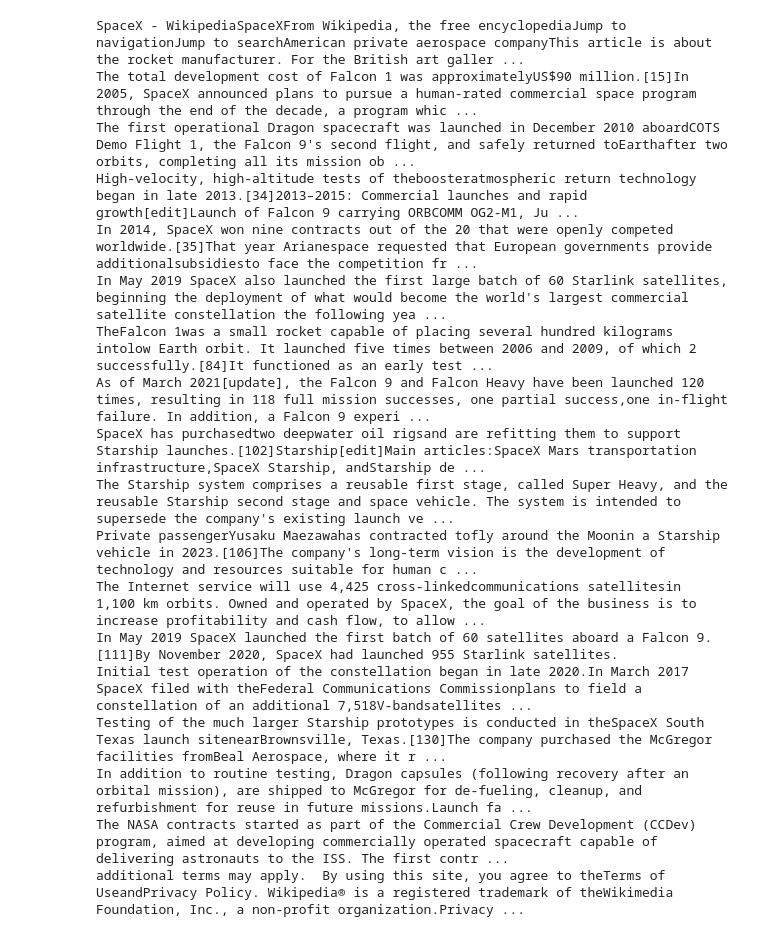
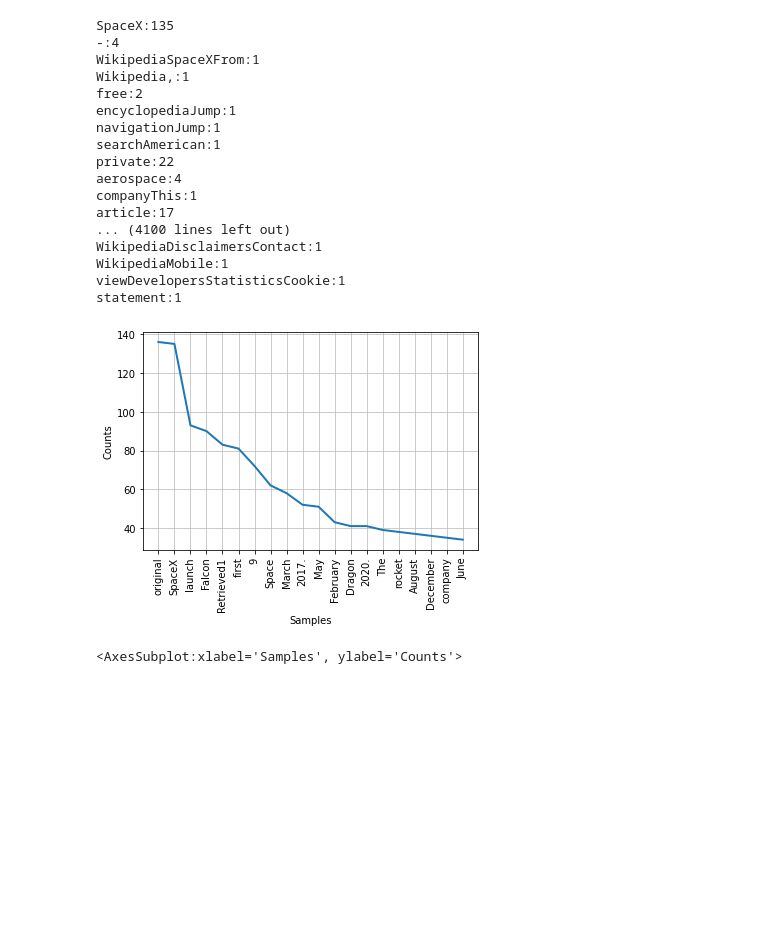
Before and after one commit to davestroud/NLP, a Jupyter notebook: Simple.ipynb, the cells around one changed output. Saved outputs shown, nothing was run; the diff lists cells and outputs as text; code cells hidden in the pictures; blank space fills up the shorter version.

Commit message:
count word frequency

```diff
--- a/Simple.ipynb
+++ b/Simple.ipynb
@@ -9,23 +9,40 @@ html = response.read()
 from bs4 import BeautifulSoup
 soup = BeautifulSoup(html,'lxml')
 text = soup.get_text(strip=True)
-print(text)
+#print(text)
-# %% [output]
-SpaceX - WikipediaSpaceXFrom Wikipedia, the free encyclopediaJump to navigationJump to searchAmerican private aerospace companyThis article is about the rocket manufacturer. For the British art galler ...
-The total development cost of Falcon 1 was approximatelyUS$90 million.[15]In 2005, SpaceX announced plans to pursue a human-rated commercial space program through the end of the decade, a program whic ...
-The first operational Dragon spacecraft was launched in December 2010 aboardCOTS Demo Flight 1, the Falcon 9's second flight, and safely returned toEarthafter two orbits, completing all its mission ob ...
-High-velocity, high-altitude tests of theboosteratmospheric return technology began in late 2013.[34]2013–2015: Commercial launches and rapid growth[edit]Launch of Falcon 9 carrying ORBCOMM OG2-M1, Ju ...
-In 2014, SpaceX won nine contracts out of the 20 that were openly competed worldwide.[35]That year Arianespace requested that European governments provide additionalsubsidiesto face the competition fr ...
-In May 2019 SpaceX also launched the first large batch of 60 Starlink satellites, beginning the deployment of what would become the world's largest commercial satellite constellation the following yea ...
-TheFalcon 1was a small rocket capable of placing several hundred kilograms intolow Earth orbit. It launched five times between 2006 and 2009, of which 2 successfully.[84]It functioned as an early test ...
-As of March 2021[update], the Falcon 9 and Falcon Heavy have been launched 120 times, resulting in 118 full mission successes, one partial success,one in-flight failure. In addition, a Falcon 9 experi ...
-SpaceX has purchasedtwo deepwater oil rigsand are refitting them to support Starship launches.[102]Starship[edit]Main articles:SpaceX Mars transportation infrastructure,SpaceX Starship, andStarship de ...
-The Starship system comprises a reusable first stage, called Super Heavy, and the reusable Starship second stage and space vehicle. The system is intended to supersede the company's existing launch ve ...
-Private passengerYusaku Maezawahas contracted tofly around the Moonin a Starship vehicle in 2023.[106]The company's long-term vision is the development of technology and resources suitable for human c ...
-The Internet service will use 4,425 cross-linkedcommunications satellitesin 1,100 km orbits. Owned and operated by SpaceX, the goal of the business is to increase profitability and cash flow, to allow ...
-In May 2019 SpaceX launched the first batch of 60 satellites aboard a Falcon 9.[111]By November 2020, SpaceX had launched 955 Starlink satellites.
-Initial test operation of the constellation began in late 2020.In March 2017 SpaceX filed with theFederal Communications Commissionplans to field a constellation of an additional 7,518V-bandsatellites ...
-Testing of the much larger Starship prototypes is conducted in theSpaceX South Texas launch sitenearBrownsville, Texas.[130]The company purchased the McGregor facilities fromBeal Aerospace, where it r ...
-In addition to routine testing, Dragon capsules (following recovery after an orbital mission), are shipped to McGregor for de-fueling, cleanup, and refurbishment for reuse in future missions.Launch fa ...
-The NASA contracts started as part of the Commercial Crew Development (CCDev) program, aimed at developing commercially operated spacecraft capable of delivering astronauts to the ISS. The first contr ...
-additional terms may apply.  By using this site, you agree to theTerms of UseandPrivacy Policy. Wikipedia® is a registered trademark of theWikimedia Foundation, Inc., a non-profit organization.Privacy ...
+# %%
+tokens = [t for t in text.split()]
+#print(tokens)
+# %%
+from nltk.corpus import stopwords
+sr = stopwords.words('english')
+clean_tokens = tokens[:]
+for token in tokens:
+    if token in stopwords.words('english'):
+        clean_tokens.remove(token)
+
+freq = nltk.FreqDist(clean_tokens)
+for key, val in freq.items():
+    print(str(key) + ":" + str(val))
+
+freq.plot(20, cumulative=False)
+# %% [output]
+SpaceX:135
+-:4
+WikipediaSpaceXFrom:1
+Wikipedia,:1
+free:2
+encyclopediaJump:1
+navigationJump:1
+searchAmerican:1
+private:22
+aerospace:4
+companyThis:1
+article:17
+... (4100 lines left out)
+WikipediaDisclaimersContact:1
+WikipediaMobile:1
+viewDevelopersStatisticsCookie:1
+statement:1
+[figure, added]
+<AxesSubplot:xlabel='Samples', ylabel='Counts'>
```
